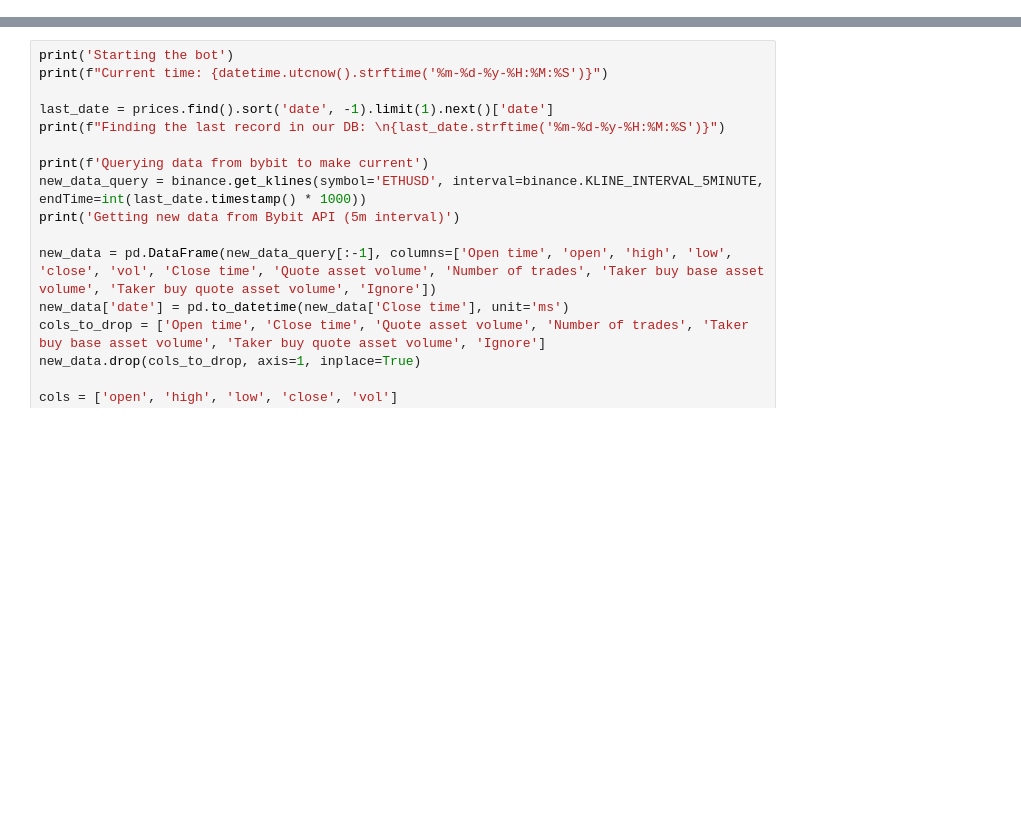
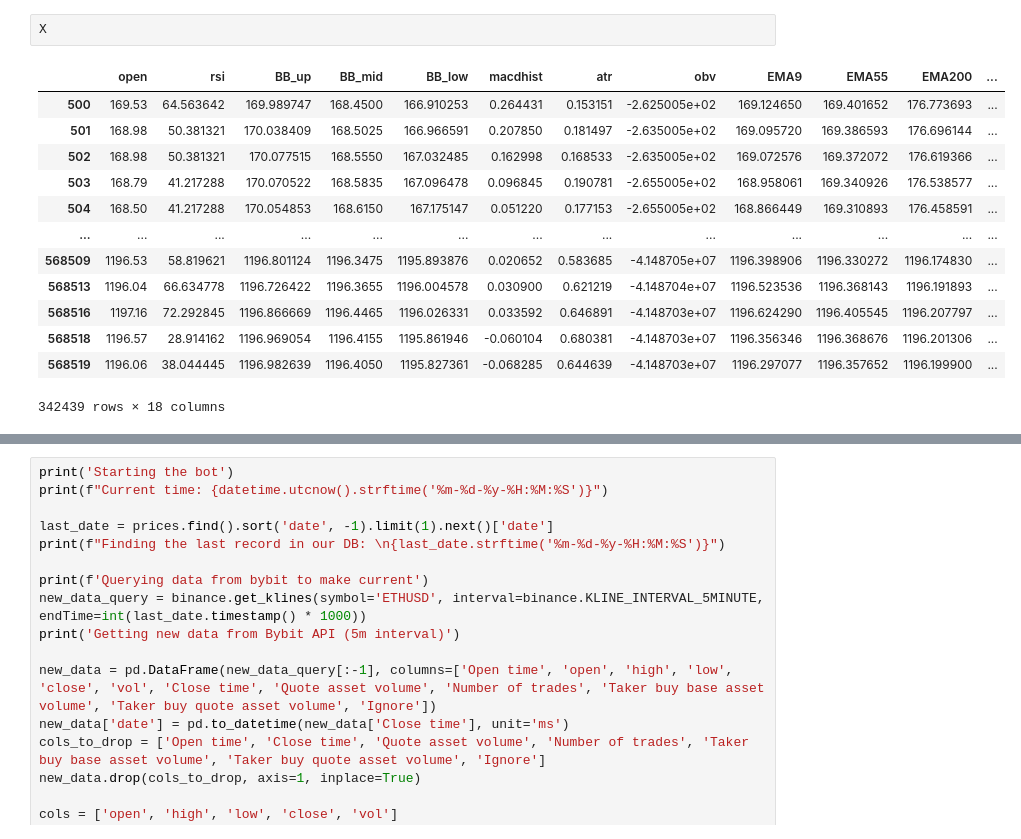
Before and after one commit to carlislejd/trading_bot, a Jupyter notebook: research.ipynb, the cells around one changed output, grey strips where cells are left out. Cells and saved outputs as stored; diff of their text form; blank space fills up the shorter version.

```diff
--- a/research.ipynb
+++ b/research.ipynb
@@ -30,0 +181,16 @@ prices = prices_collection()
+# %%
+X
+# %% [output]
+|  | open | rsi | BB_up | BB_mid | BB_low | macdhist | atr | obv | EMA9 | EMA55 | EMA200 | ... |
+| 500 | 169.53 | 64.563642 | 169.989747 | 168.4500 | 166.910253 | 0.264431 | 0.153151 | -2.625005e+02 | 169.124650 | 169.401652 | 176.773693 | ... |
+| 501 | 168.98 | 50.381321 | 170.038409 | 168.5025 | 166.966591 | 0.207850 | 0.181497 | -2.635005e+02 | 169.095720 | 169.386593 | 176.696144 | ... |
+| 502 | 168.98 | 50.381321 | 170.077515 | 168.5550 | 167.032485 | 0.162998 | 0.168533 | -2.635005e+02 | 169.072576 | 169.372072 | 176.619366 | ... |
+| 503 | 168.79 | 41.217288 | 170.070522 | 168.5835 | 167.096478 | 0.096845 | 0.190781 | -2.655005e+02 | 168.958061 | 169.340926 | 176.538577 | ... |
+| 504 | 168.50 | 41.217288 | 170.054853 | 168.6150 | 167.175147 | 0.051220 | 0.177153 | -2.655005e+02 | 168.866449 | 169.310893 | 176.458591 | ... |
+| ... | ... | ... | ... | ... | ... | ... | ... | ... | ... | ... | ... | ... |
+| 568509 | 1196.53 | 58.819621 | 1196.801124 | 1196.3475 | 1195.893876 | 0.020652 | 0.583685 | -4.148705e+07 | 1196.398906 | 1196.330272 | 1196.174830 | ... |
+| 568513 | 1196.04 | 66.634778 | 1196.726422 | 1196.3655 | 1196.004578 | 0.030900 | 0.621219 | -4.148704e+07 | 1196.523536 | 1196.368143 | 1196.191893 | ... |
+| 568516 | 1197.16 | 72.292845 | 1196.866669 | 1196.4465 | 1196.026331 | 0.033592 | 0.646891 | -4.148703e+07 | 1196.624290 | 1196.405545 | 1196.207797 | ... |
+| 568518 | 1196.57 | 28.914162 | 1196.969054 | 1196.4155 | 1195.861946 | -0.060104 | 0.680381 | -4.148703e+07 | 1196.356346 | 1196.368676 | 1196.201306 | ... |
+| 568519 | 1196.06 | 38.044445 | 1196.982639 | 1196.4050 | 1195.827361 | -0.068285 | 0.644639 | -4.148703e+07 | 1196.297077 | 1196.357652 | 1196.199900 | ... |
+342439 rows × 18 columns
```
Also changed, not shown: parts of 11 cells of this notebook, 4 other files.
